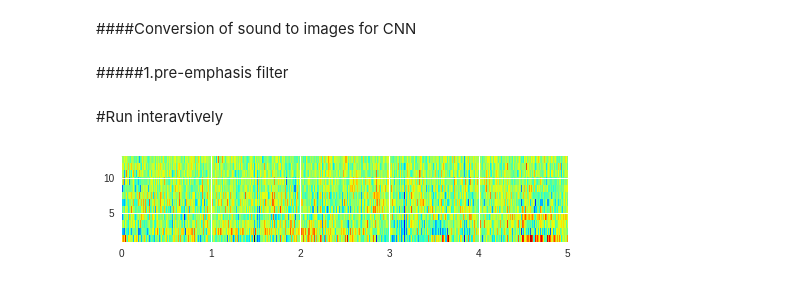
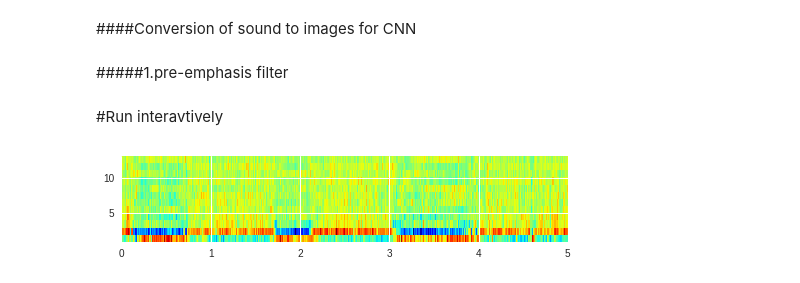
Before and after one commit to unna97/fastai, a Jupyter notebook: Major_project3.ipynb, the cells around one changed output. Drawn from its saved outputs; the diff is of its cells as text; code cells hidden in the pictures.

```diff
--- a/Major_project3.ipynb
+++ b/Major_project3.ipynb
@@ -180,10 +180,10 @@ def conversion(index):
 # %% [markdown]
 #Run interavtively
 # %%
-for i in range(1300,1350):
+for i in range(1650,1700):
   conversion(i)
 # %% [output]
-[figure, old version]
+[figure, new version]
 # %%
 !rm file.zip
 !zip -r /content/file.zip /content/output
```
Also changed, not shown: parts of 1 cell of this notebook.
